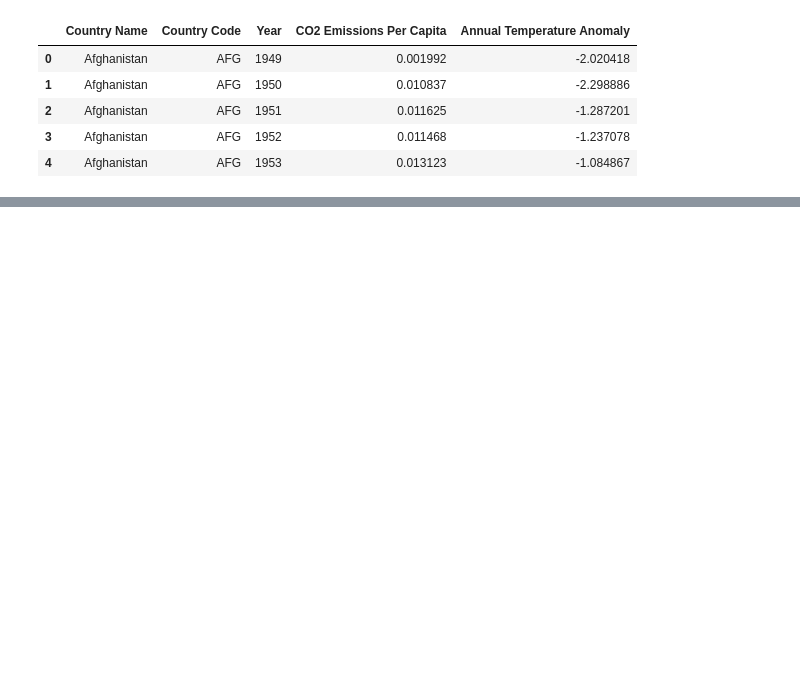
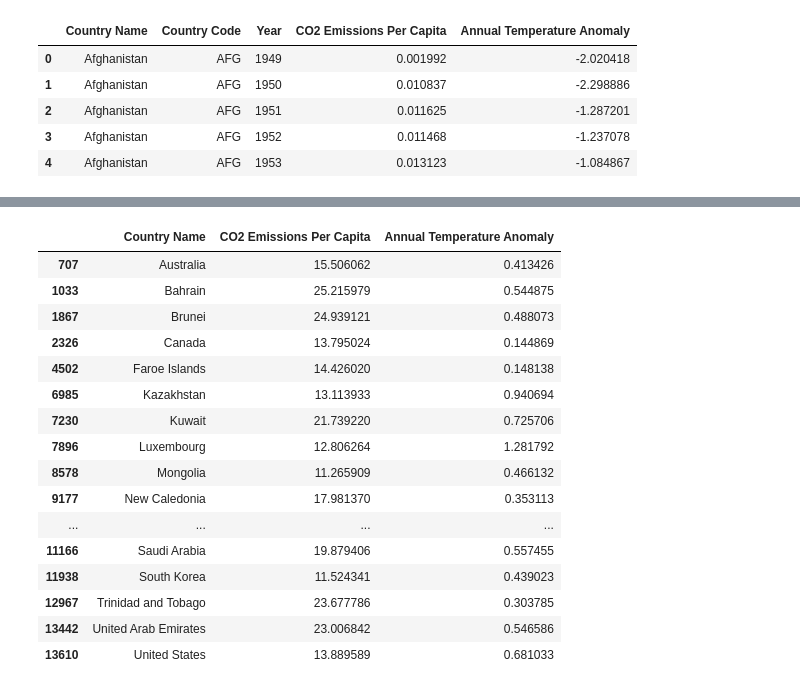
Before and after one commit to Stravis1994/CST184-Data-Analysis-and-Visualization, a Jupyter notebook: CST184_Weekly_Activities/Week_07/climate_analysis.ipynb, the cells around one changed output, grey strips where cells are left out. Cells and saved outputs as stored; diff of their text form; code cells hidden in the pictures; blank space fills up the shorter version.

```diff
--- a/CST184_Weekly_Activities/Week_07/climate_analysis.ipynb
+++ b/CST184_Weekly_Activities/Week_07/climate_analysis.ipynb
@@ -14,0 +41,21 @@ df.head()
+# %%
+filtered = df[(df['Year'] == 2020) & (df['CO2 Emissions Per Capita'] > 10)][['Country Name', 'CO2 Emissions Per Capita', 'Annual Temperature Anomaly']]
+filtered
+# %% [output]
+|  | Country Name | CO2 Emissions Per Capita | Annual Temperature Anomaly |
+| 707 | Australia | 15.506062 | 0.413426 |
+| 1033 | Bahrain | 25.215979 | 0.544875 |
+| 1867 | Brunei | 24.939121 | 0.488073 |
+| 2326 | Canada | 13.795024 | 0.144869 |
+| 4502 | Faroe Islands | 14.426020 | 0.148138 |
+| 6985 | Kazakhstan | 13.113933 | 0.940694 |
+| 7230 | Kuwait | 21.739220 | 0.725706 |
+| 7896 | Luxembourg | 12.806264 | 1.281792 |
+| 8578 | Mongolia | 11.265909 | 0.466132 |
+| 9177 | New Caledonia | 17.981370 | 0.353113 |
+| ... | ... | ... | ... |
+| 11166 | Saudi Arabia | 19.879406 | 0.557455 |
+| 11938 | South Korea | 11.524341 | 0.439023 |
+| 12967 | Trinidad and Tobago | 23.677786 | 0.303785 |
+| 13442 | United Arab Emirates | 23.006842 | 0.546586 |
+| 13610 | United States | 13.889589 | 0.681033 |
```
Also changed, not shown: parts of 2 cells of this notebook, 2 other files.
